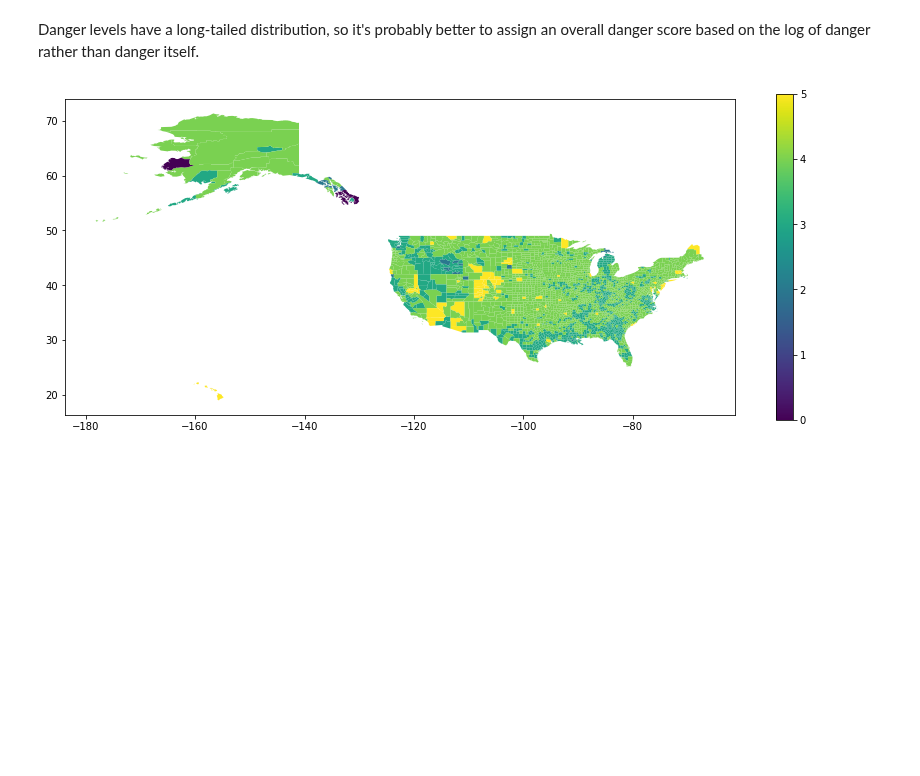
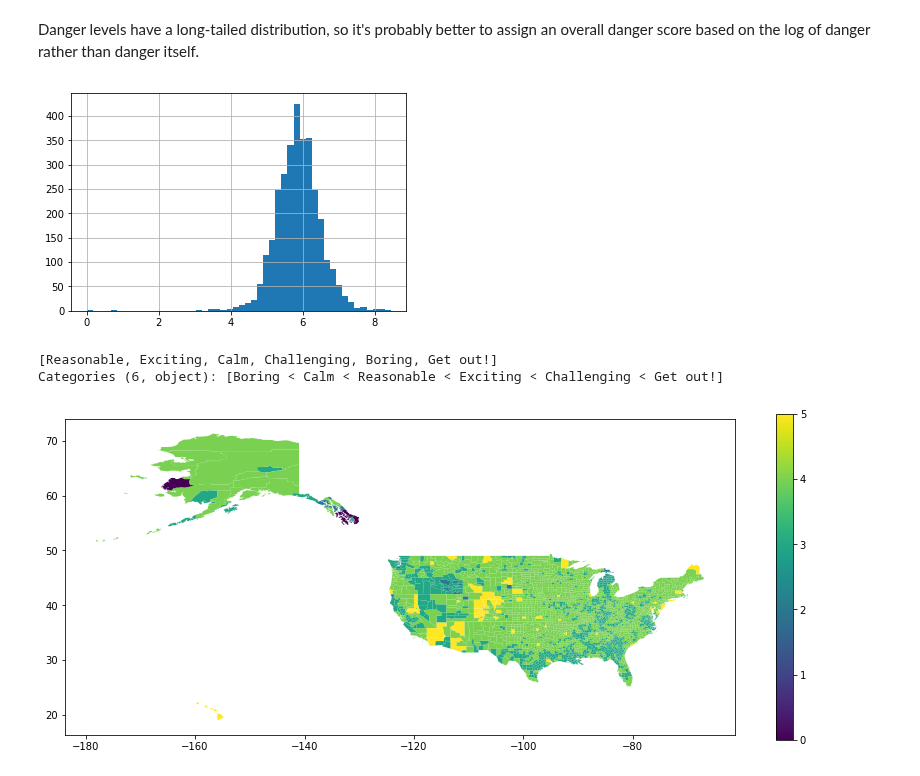
Before and after one commit to labs12-should-i-live-here/DS, a Jupyter notebook: notebooks/DMA6 - Overall disasterness.ipynb, the cells around one changed output. Saved outputs shown, nothing was run; the diff lists cells and outputs as text; code cells hidden in the pictures; blank space fills up the shorter version.

Commit message:
new categories

```diff
--- a/notebooks/DMA6 - Overall disasterness.ipynb
+++ b/notebooks/DMA6 - Overall disasterness.ipynb
@@ -142,6 +142,10 @@ dis6 = dis4.copy()
 
 # Generate new column with the log of danger.
 dis6['log_danger'] = np.log(dis6['danger'] + 1)
+# %%
+dis6['log_danger'].hist(bins=50);
+# %% [output]
+[figure, added]
 # %%
 # Create an array of numerical bins
 danger_bins_numerical = pd.cut(dis6['log_danger'], bins=6, retbins=False, labels=False)
@@ -154,3 +163,9 @@ dis6['bins_labels'] = danger_bins_labels
+# %%
+# All the labels are representedh.
+dis6.bins_labels.unique()
+# %% [output]
+[Reasonable, Exciting, Calm, Challenging, Boring, Get out!]
+Categories (6, object): [Boring < Calm < Reasonable < Exciting < Challenging < Get out!]
 # %%
 dis6.plot(column='bins_num', figsize=(15,6), legend=True);
 # %% [output]
```
Also changed, not shown: parts of 5 cells of this notebook, 1 other file.
